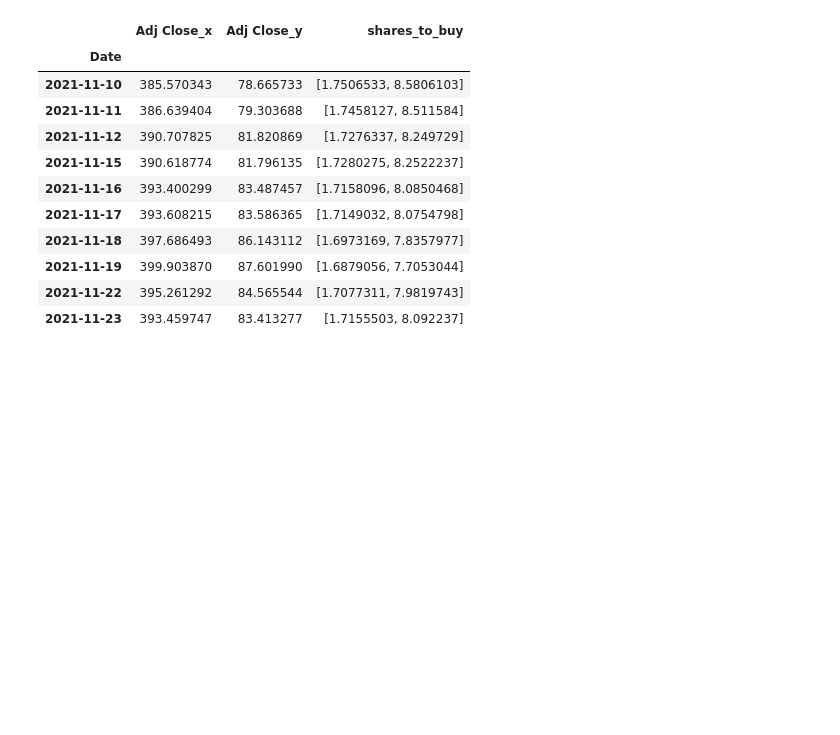
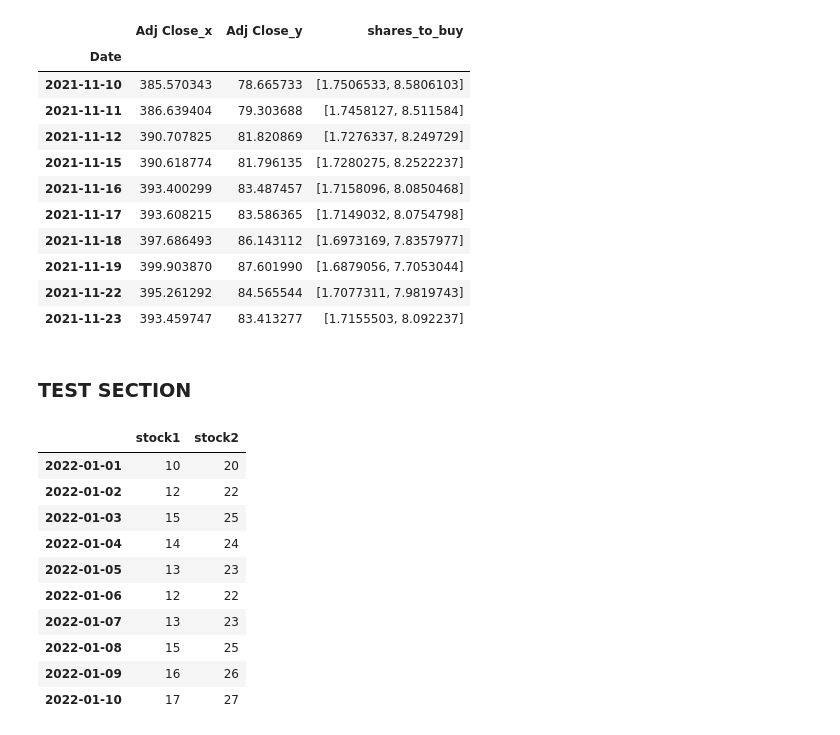
Before and after one commit to nosignal00/researchSpace, a Jupyter notebook: MultiAccountStrategy/backTestingWithChatGPT.ipynb, the cells around one changed output. Saved outputs shown, nothing was run; the diff lists cells and outputs as text; code cells hidden in the pictures; blank space fills up the shorter version.

```diff
--- a/MultiAccountStrategy/backTestingWithChatGPT.ipynb
+++ b/MultiAccountStrategy/backTestingWithChatGPT.ipynb
@@ -144,3 +166,25 @@ basePriceDf.head(10)
 | 2021-11-19 | 399.903870 | 87.601990 | [1.6879056, 7.7053044] |
 | 2021-11-22 | 395.261292 | 84.565544 | [1.7077311, 7.9819743] |
 | 2021-11-23 | 393.459747 | 83.413277 | [1.7155503, 8.092237] |
+# %% [markdown]
+### TEST SECTION
+# %%
+dates = pd.date_range('2022-01-01', periods=10)
+prices = pd.DataFrame({
+    'stock1': [10, 12, 15, 14, 13, 12, 13, 15, 16, 17],
+    'stock2': [20, 22, 25, 24, 23, 22, 23, 25, 26, 27]
+}, index=dates)
+# %%
+prices
+# %% [output]
+|  | stock1 | stock2 |
+| 2022-01-01 | 10 | 20 |
+| 2022-01-02 | 12 | 22 |
+| 2022-01-03 | 15 | 25 |
+| 2022-01-04 | 14 | 24 |
+| 2022-01-05 | 13 | 23 |
+| 2022-01-06 | 12 | 22 |
+| 2022-01-07 | 13 | 23 |
+| 2022-01-08 | 15 | 25 |
+| 2022-01-09 | 16 | 26 |
+| 2022-01-10 | 17 | 27 |
```
Also changed, not shown: parts of 4 cells of this notebook.
